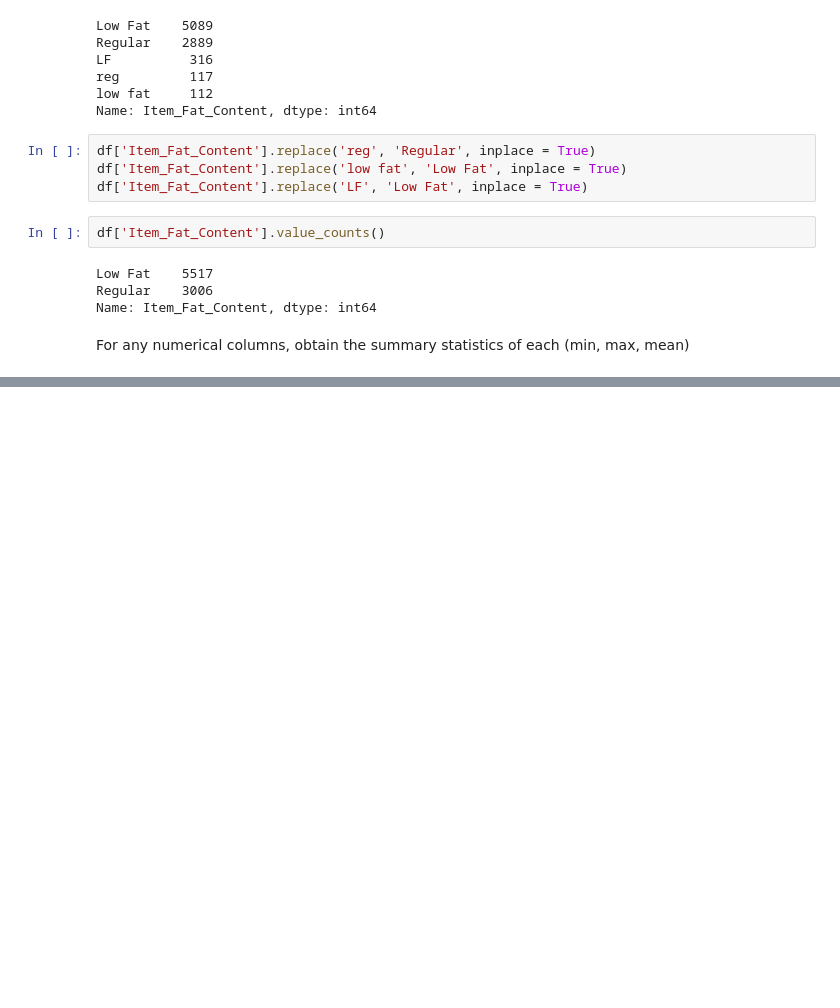
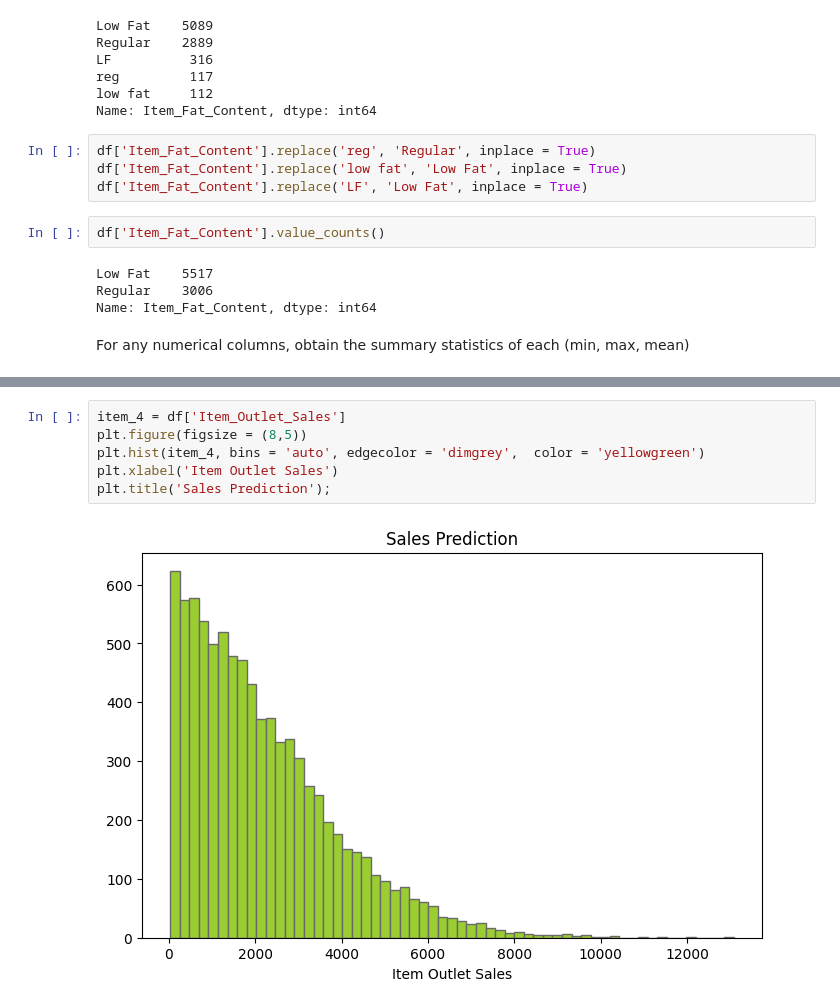
Before and after one commit to Icee21/sales-predictions, a Jupyter notebook: Sales_predictions.ipynb, the cells around one changed output, grey strips where cells are left out. Saved outputs shown, nothing was run; the diff lists cells and outputs as text; blank space fills up the shorter version.

```diff
--- a/Sales_predictions.ipynb
+++ b/Sales_predictions.ipynb
@@ -217,0 +251,8 @@ df.describe()
+# %%
+item_4 = df['Item_Outlet_Sales']
+plt.figure(figsize = (8,5))
+plt.hist(item_4, bins = 'auto', edgecolor = 'dimgrey',  color = 'yellowgreen')
+plt.xlabel('Item Outlet Sales')
+plt.title('Sales Prediction');
+# %% [output]
+[figure, added]
```
Also changed, not shown: parts of 15 cells of this notebook.
